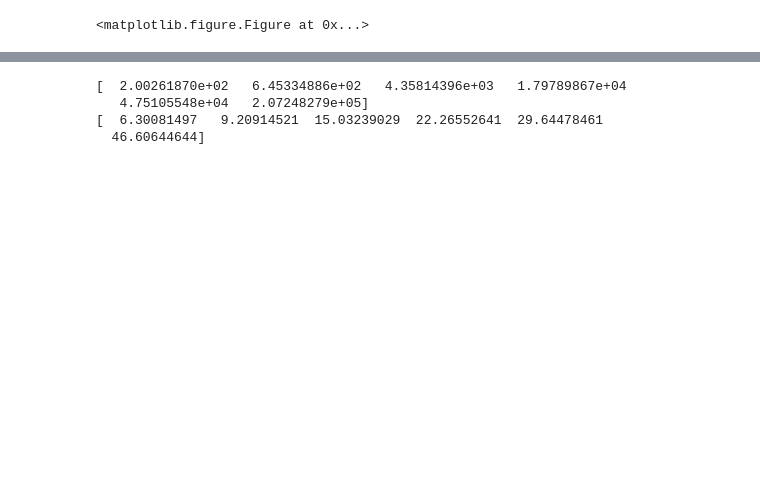
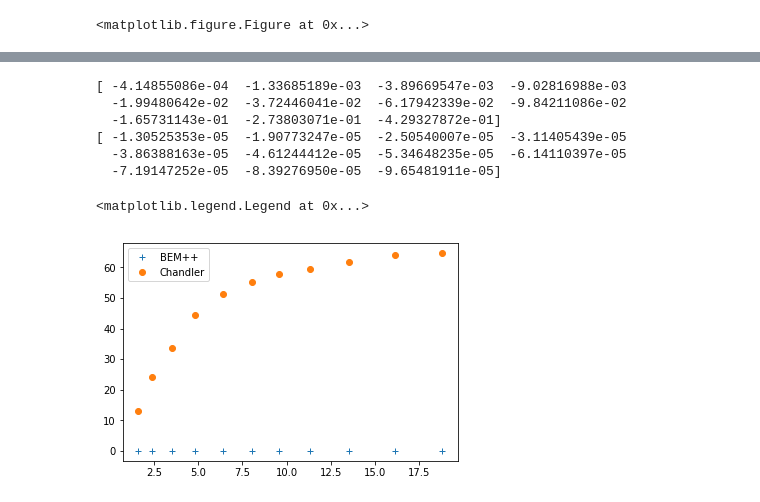
Before and after one commit to cdcooper84/nonpolar_solvation_testing, a Jupyter notebook: nonpolar_sphere.ipynb, the cells around one changed output, grey strips where cells are left out. Cells and saved outputs as stored; diff of their text form; code cells hidden in the pictures; blank space fills up the shorter version.

```diff
--- a/nonpolar_sphere.ipynb
+++ b/nonpolar_sphere.ipynb
@@ -139,14 +139,23 @@ B = 2*epsilon*(water_r + ion_r)**6
 surf_area = 4*numpy.pi*(ion_r+d_stern)**2
 rdn = ion_r + d_stern
 
-LJ_energy = -rho_w * (1/9.*A/(ion_r+d_stern)**12 - 1/3.*B/(ion_r+d_stern)**6) * rdn * surf_area
-LJ_energy *= 4.184*1e6/(6.022e23*1e-20) # mJ/(m**2) * ang**2
+LJ_energy = rho_w * (1/9.*A/(ion_r+d_stern)**12 - 1/3.*B/(ion_r+d_stern)**6) * rdn * surf_area
+LJ_energy *= 6.022/4.184 * 1e-3 # kcal/mol to mJ/(m**2) * ang**2
 LJ_energy_area = LJ_energy/surf_area # mJ/m**2
 
 print LJ_energy
 print LJ_energy_area
 # %% [output]
-[  2.00261870e+02   6.45334886e+02   4.35814396e+03   1.79789867e+04
-   4.75105548e+04   2.07248279e+05]
-[  6.30081497   9.20914521  15.03239029  22.26552641  29.64478461
-  46.60644644]
+[ -4.14855086e-04  -1.33685189e-03  -3.89669547e-03  -9.02816988e-03
+  -1.99480642e-02  -3.72446041e-02  -6.17942339e-02  -9.84211086e-02
+  -1.65731143e-01  -2.73803071e-01  -4.29327872e-01]
+[ -1.30525353e-05  -1.90773247e-05  -2.50540007e-05  -3.11405439e-05
+  -3.86388163e-05  -4.61244412e-05  -5.34648235e-05  -6.14110397e-05
+  -7.19147252e-05  -8.39276950e-05  -9.65481911e-05]
+# %%
+pyplot.plot(Radius, LJ_energy_area, marker='+', ls='', label='BEM++')
+pyplot.plot(Radius, E_area_chandler, marker='o', ls='', label='Chandler')
+pyplot.legend(loc='best')
+# %% [output]
+<matplotlib.legend.Legend at 0x...>
+[figure, added]
```
Also changed, not shown: parts of 6 cells of this notebook, 1 other file.
